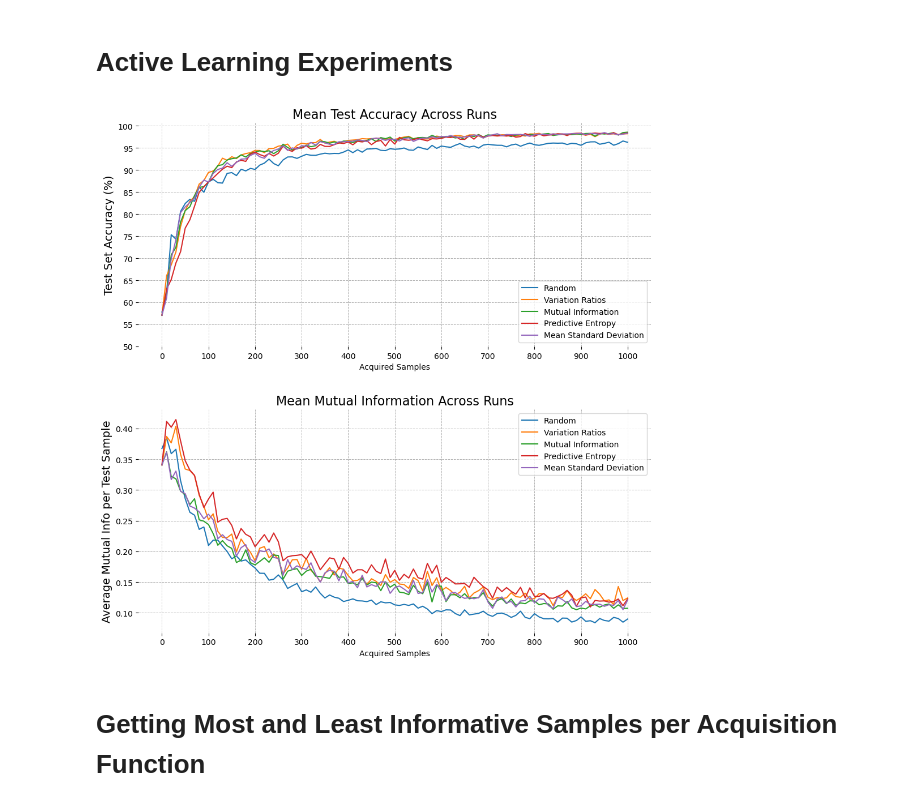
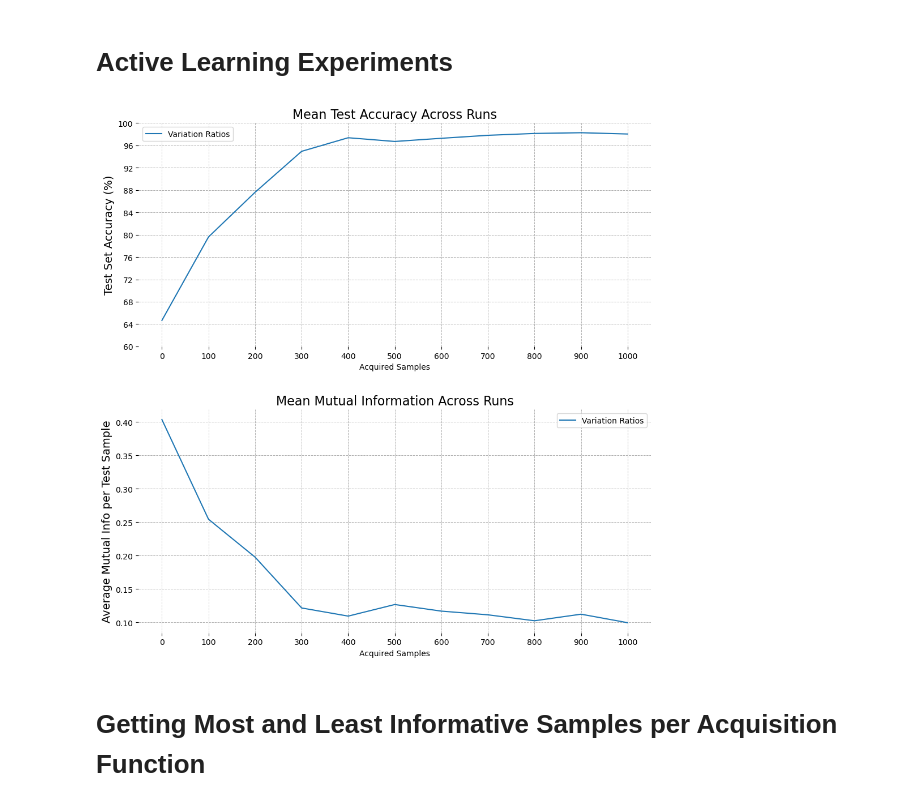
Before and after one commit to pilzpascal/2024s-bsc-practical-work, a Jupyter notebook: Active Learning.ipynb, the cells around one changed output. Cells and saved outputs as stored; diff of their text form; code cells hidden in the pictures.

```diff
--- a/Active Learning.ipynb
+++ b/Active Learning.ipynb
@@ -38,13 +38,13 @@ experiments = get_experiments(which_acq_funcs=['predictive_entropy',
 
 experiment_results, save_path = run_experiments(experiments)
 # %%
-save_path = EXPERIMENT_SAVE_PATH + 'expID-20240914_173249'
+save_path = EXPERIMENT_SAVE_PATH + 'expID-20240916_194053'
 with open(save_path, 'rb') as handle:
     loaded_experiment_results = pickle.load(handle)
 
 visualise_experiments(loaded_experiment_results)
 # %% [output]
-[figure, old version]
+[figure, new version]
 # %% [markdown]
 # Getting Most and Least Informative Samples per Acquisition Function
 # %%
```
Also changed, not shown: 2 other files.
